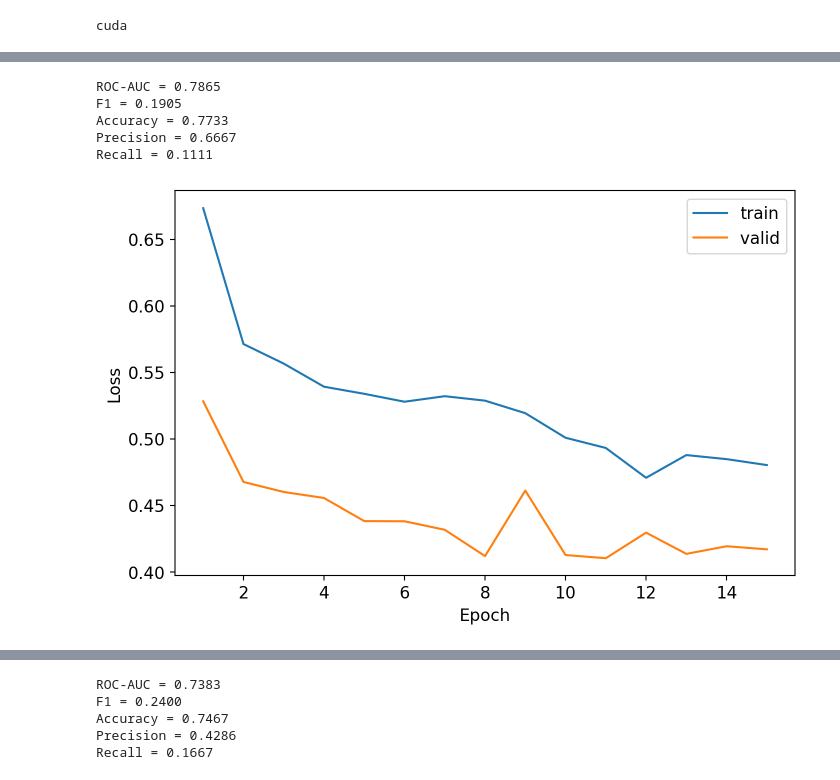
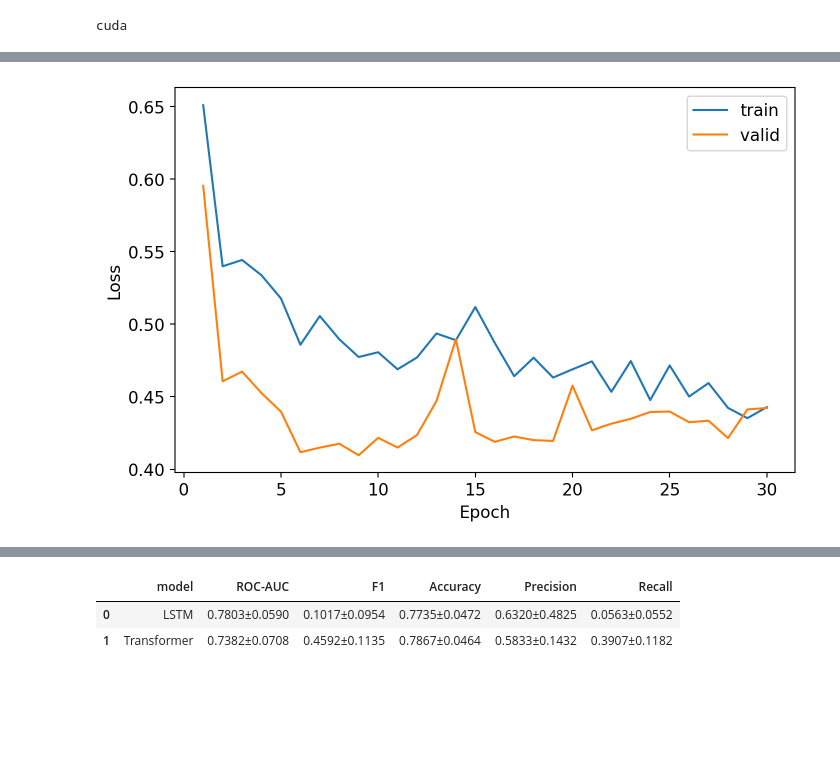
Before and after one commit to hushchyn-mikhail/llm_universal_interface, a Jupyter notebook: matveev/notebooks/blood_seq.ipynb, the cells around one changed output, grey strips where cells are left out. Cells and saved outputs as stored; diff of their text form; code cells hidden in the pictures; blank space fills up the shorter version.

Commit message:
add catboost missing values results + metric bootstrap

```diff
--- a/matveev/notebooks/blood_seq.ipynb
+++ b/matveev/notebooks/blood_seq.ipynb
@@ -33,7 +27,7 @@ warnings.filterwarnings("ignore")
 ## Датасет [Blood](https://www.openml.org/search?type=data&status=active&id=1464)
 # %%
 dataset_id = 1464
-train_data, valid_data, test_data, train_labels, valid_labels, test_labels, _, _ = get_openml_data(dataset_id, transform_func=transform_to_sequence)
+train_data, valid_data, test_data, train_labels, valid_labels, test_labels, cat_ind, attr_names = get_openml_data(dataset_id, transform_func=transform_to_sequence)
 # %%
 train_dataset = SeqDataset(train_data, train_labels)
 test_dataset  = SeqDataset(test_data, test_labels)
@@ -60,21 +54,11 @@ Epoch 20: train loss = 0.4860; valid loss = 0.3941
 # %%
 y_true, y_prob, y_pred = evaluate(model_lstm, test_loader, device)
-print("ROC-AUC = %.4f" % roc_auc_score(y_true, y_prob))
-print("F1 = %.4f" % f1_score(y_true, y_pred))
-print("Accuracy = %.4f" % accuracy_score(y_true, y_pred))
-print("Precision = %.4f" % precision_score(y_true, y_pred))
-print("Recall = %.4f" % recall_score(y_true, y_pred))
+metrics_lstm = bootstrap_metrics(y_true, y_pred, y_prob)
-# %% [output]
-ROC-AUC = 0.7865
-F1 = 0.1905
-Accuracy = 0.7733
-Precision = 0.6667
-Recall = 0.1111
 # %%
 model_enc = TransformerClassifier(maxlen=len(train_data[0])).to(device)
 optimizer = optim.Adam(model_enc.parameters(), lr=1e-4)
 criterion = nn.CrossEntropyLoss()
 
-train(model_enc, optimizer, 15, train_loader, valid_loader, criterion, device, scheduler=None)
+train(model_enc, optimizer, 30, train_loader, valid_loader, criterion, device, scheduler=None)
 # %% [output]
-[figure, old version]
+[figure, new version]
@@ -82,13 +66,10 @@ Epoch 15: train loss = 0.4803; valid loss = 0.4170
 # %%
 y_true, y_prob, y_pred = evaluate(model_enc, test_loader, device)
-print("ROC-AUC = %.4f" % roc_auc_score(y_true, y_prob))
-print("F1 = %.4f" % f1_score(y_true, y_pred))
-print("Accuracy = %.4f" % accuracy_score(y_true, y_pred))
-print("Precision = %.4f" % precision_score(y_true, y_pred))
-print("Recall = %.4f" % recall_score(y_true, y_pred))
+metrics_enc = bootstrap_metrics(y_true, y_pred, y_prob)
-# %% [output]
-ROC-AUC = 0.7383
-F1 = 0.2400
-Accuracy = 0.7467
-Precision = 0.4286
-Recall = 0.1667
+# %%
+res = pd.DataFrame([{"model": "LSTM"} | metrics_lstm, {"model": "Transformer"} | metrics_enc])
+res
+# %% [output]
+|  | model | ROC-AUC | F1 | Accuracy | Precision | Recall |
+| 0 | LSTM | 0.7803±0.0590 | 0.1017±0.0954 | 0.7735±0.0472 | 0.6320±0.4825 | 0.0563±0.0552 |
+| 1 | Transformer | 0.7382±0.0708 | 0.4592±0.1135 | 0.7867±0.0464 | 0.5833±0.1432 | 0.3907±0.1182 |
```
Also changed, not shown: parts of 3 cells of this notebook, 22 other files.
